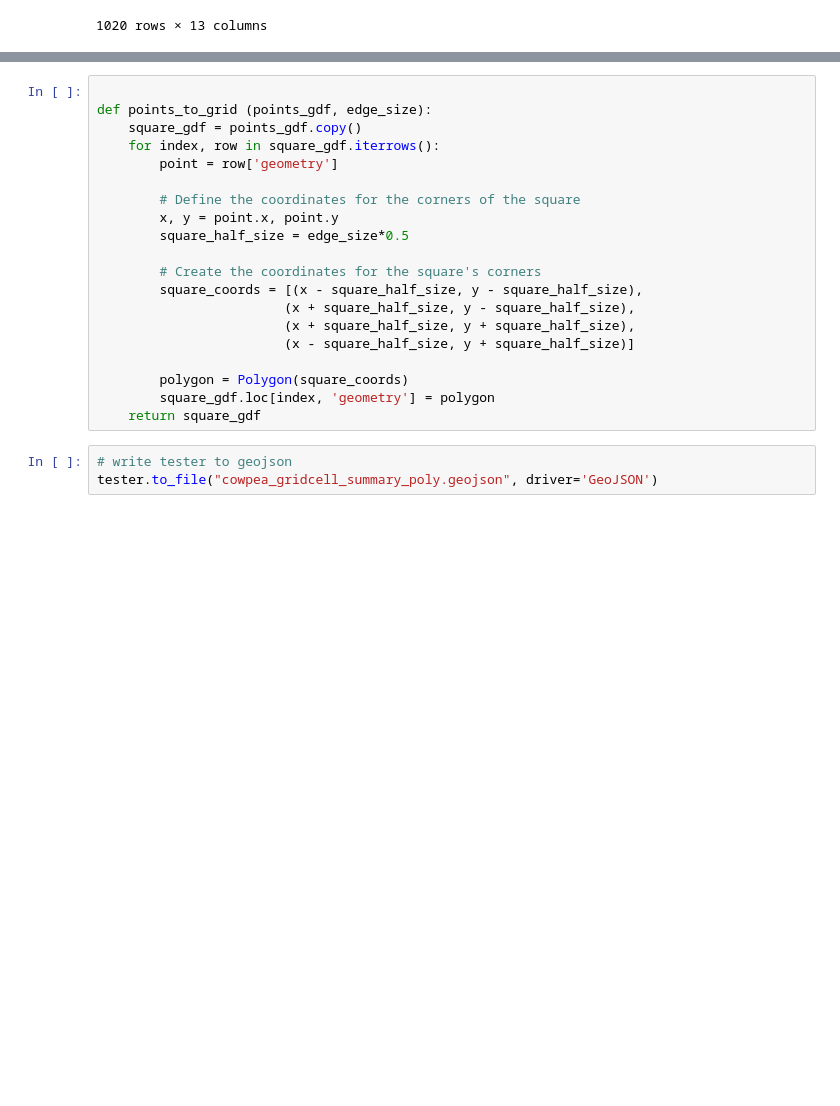
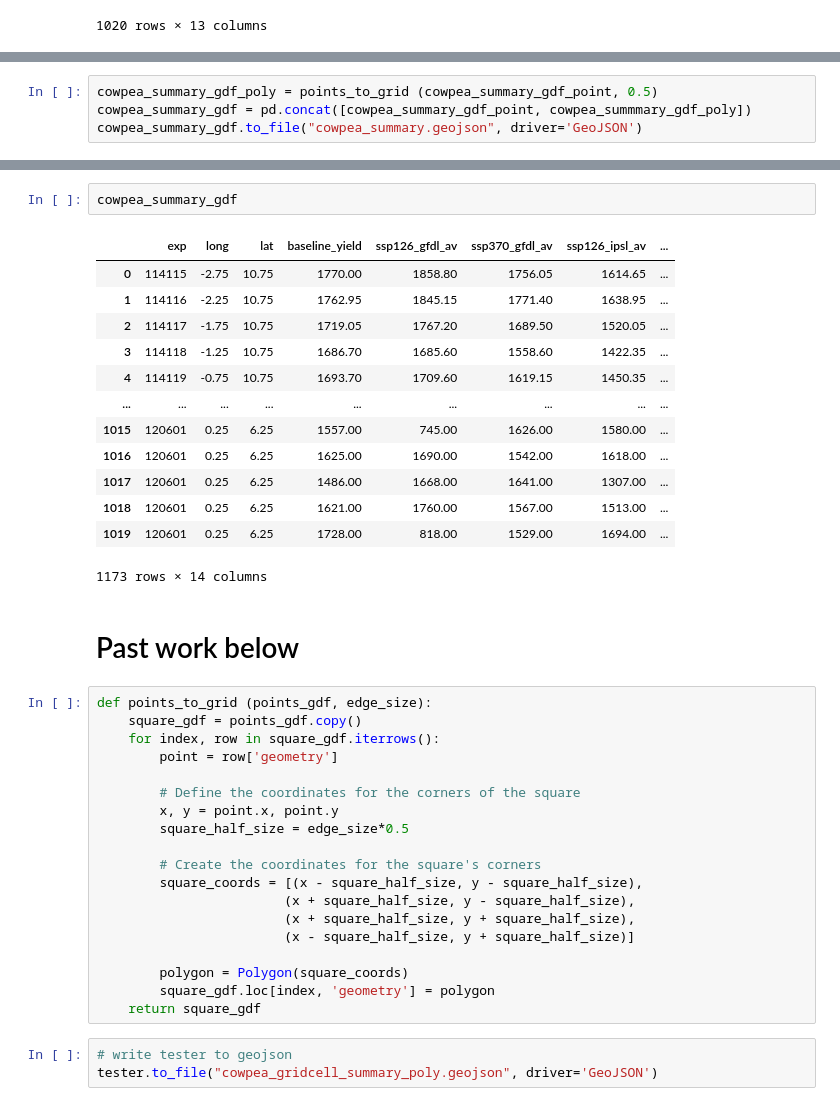
Before and after one commit to earthrise-media/vacs-map, a Jupyter notebook: data-exploration.ipynb, the cells around one changed output, grey strips where cells are left out. Cells and saved outputs as stored; diff of their text form; blank space fills up the shorter version.

```diff
--- a/data-exploration.ipynb
+++ b/data-exploration.ipynb
@@ -47,0 +95,4 @@ tester = cowpea_mean_gdf.copy()
+# %%
+cowpea_summary_gdf_poly = points_to_grid (cowpea_summary_gdf_point, 0.5)
+cowpea_summary_gdf = pd.concat([cowpea_summary_gdf_point, cowpea_summmary_gdf_poly])
+cowpea_summary_gdf.to_file("cowpea_summary.geojson", driver='GeoJSON')
@@ -48,5 +111,22 @@ tester = cowpea_mean_gdf.copy()
+# %%
+cowpea_summary_gdf
+# %% [output]
+|  | exp | long | lat | baseline_yield | ssp126_gfdl_av | ssp370_gfdl_av | ssp126_ipsl_av | ... |
+| 0 | 114115 | -2.75 | 10.75 | 1770.00 | 1858.80 | 1756.05 | 1614.65 | ... |
+| 1 | 114116 | -2.25 | 10.75 | 1762.95 | 1845.15 | 1771.40 | 1638.95 | ... |
+| 2 | 114117 | -1.75 | 10.75 | 1719.05 | 1767.20 | 1689.50 | 1520.05 | ... |
+| 3 | 114118 | -1.25 | 10.75 | 1686.70 | 1685.60 | 1558.60 | 1422.35 | ... |
+| 4 | 114119 | -0.75 | 10.75 | 1693.70 | 1709.60 | 1619.15 | 1450.35 | ... |
+| ... | ... | ... | ... | ... | ... | ... | ... | ... |
+| 1015 | 120601 | 0.25 | 6.25 | 1557.00 | 745.00 | 1626.00 | 1580.00 | ... |
+| 1016 | 120601 | 0.25 | 6.25 | 1625.00 | 1690.00 | 1542.00 | 1618.00 | ... |
+| 1017 | 120601 | 0.25 | 6.25 | 1486.00 | 1668.00 | 1641.00 | 1307.00 | ... |
+| 1018 | 120601 | 0.25 | 6.25 | 1621.00 | 1760.00 | 1567.00 | 1513.00 | ... |
+| 1019 | 120601 | 0.25 | 6.25 | 1728.00 | 818.00 | 1529.00 | 1694.00 | ... |
+1173 rows × 14 columns
+# %% [markdown]
+# Past work below
 # %%
-
 def points_to_grid (points_gdf, edge_size):
     square_gdf = points_gdf.copy()
     for index, row in square_gdf.iterrows():
```
Also changed, not shown: parts of 8 cells of this notebook, 10 other files.
